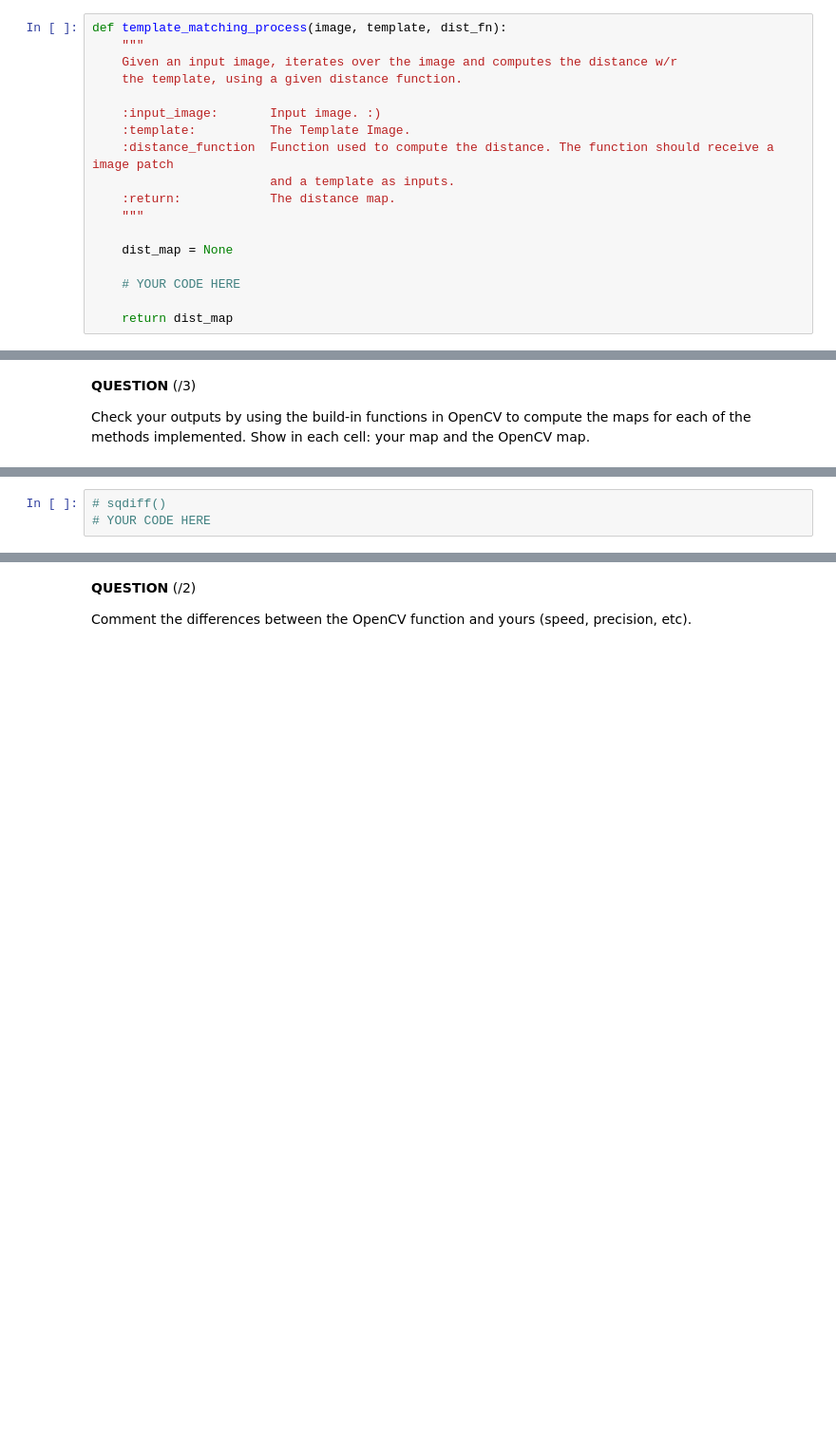
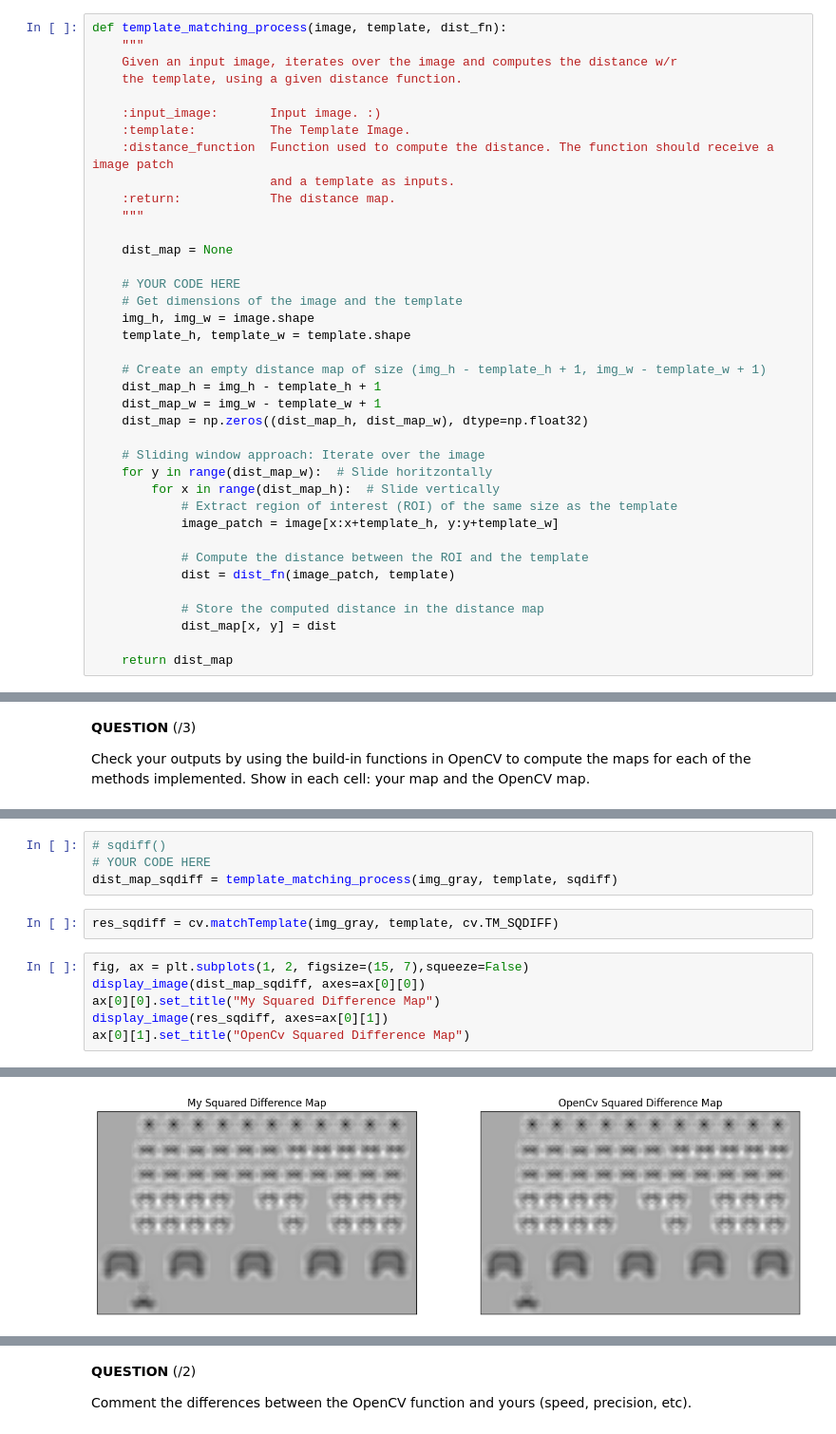
Before and after one commit to SeifLabib/Lab-in-Signal-Image-Processing, a Jupyter notebook: Lab2/02_object_detection_and_recognition_2025.ipynb, the cells around one changed output, grey strips where cells are left out. Shown at 95% size. Drawn from its saved outputs; the diff is of its cells as text; blank space fills up the shorter version.

Commit message:
Midway Through Template Matching

```diff
--- a/Lab2/02_object_detection_and_recognition_2025.ipynb
+++ b/Lab2/02_object_detection_and_recognition_2025.ipynb
@@ -170,6 +214,26 @@ def template_matching_process(image, template, dist_fn):
     dist_map = None
 
     # YOUR CODE HERE
+    # Get dimensions of the image and the template
+    img_h, img_w = image.shape
+    template_h, template_w = template.shape
+
+    # Create an empty distance map of size (img_h - template_h + 1, img_w - template_w + 1)
+    dist_map_h = img_h - template_h + 1
+    dist_map_w = img_w - template_w + 1
+    dist_map = np.zeros((dist_map_h, dist_map_w), dtype=np.float32)
+
+    # Sliding window approach: Iterate over the image
+    for y in range(dist_map_w):  # Slide horitzontally
+        for x in range(dist_map_h):  # Slide vertically
+            # Extract region of interest (ROI) of the same size as the template
+            image_patch = image[x:x+template_h, y:y+template_w]
+
+            # Compute the distance between the ROI and the template
+            dist = dist_fn(image_patch, template)
+
+            # Store the computed distance in the distance map
+            dist_map[x, y] = dist
 
     return dist_map
 # %% [markdown]
@@ -217,3 +286,13 @@ ax[0][1].set_title("OpenCv Distance Map")
 # %%
 # sqdiff()
 # YOUR CODE HERE
+dist_map_sqdiff = template_matching_process(img_gray, template, sqdiff)
+# %%
+res_sqdiff = cv.matchTemplate(img_gray, template, cv.TM_SQDIFF)
+# %%
+fig, ax = plt.subplots(1, 2, figsize=(15, 7),squeeze=False)
+display_image(dist_map_sqdiff, axes=ax[0][0])
+ax[0][0].set_title("My Squared Difference Map")
+display_image(res_sqdiff, axes=ax[0][1])
+ax[0][1].set_title("OpenCv Squared Difference Map")
+# %% [output]
@@ -220,3 +300,4 @@ ax[0][1].set_title("OpenCv Distance Map")
+[figure, added]
 # %%
 #sqdiff_normed()
 # YOUR CODE HERE
```
Also changed, not shown: parts of 36 cells of this notebook.
